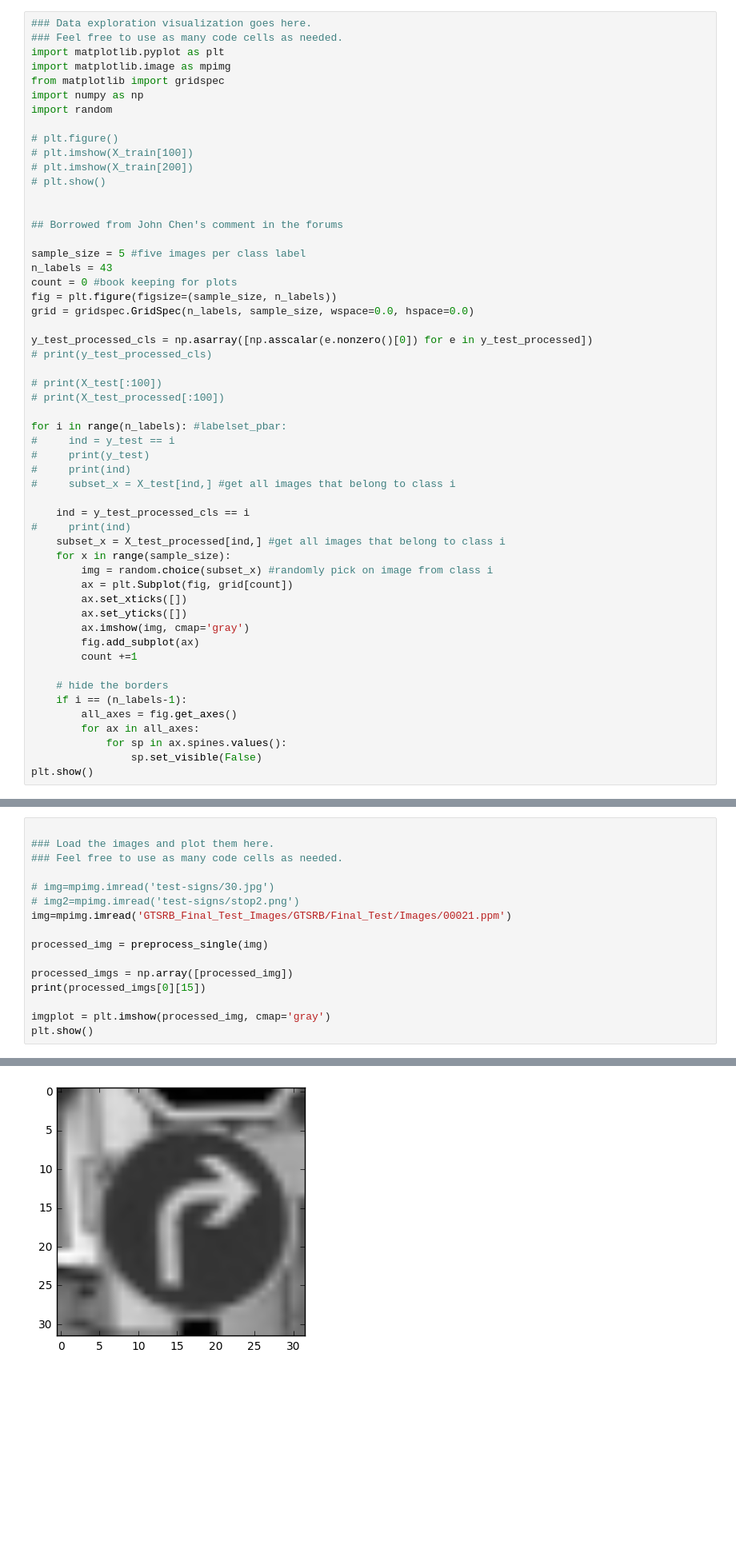
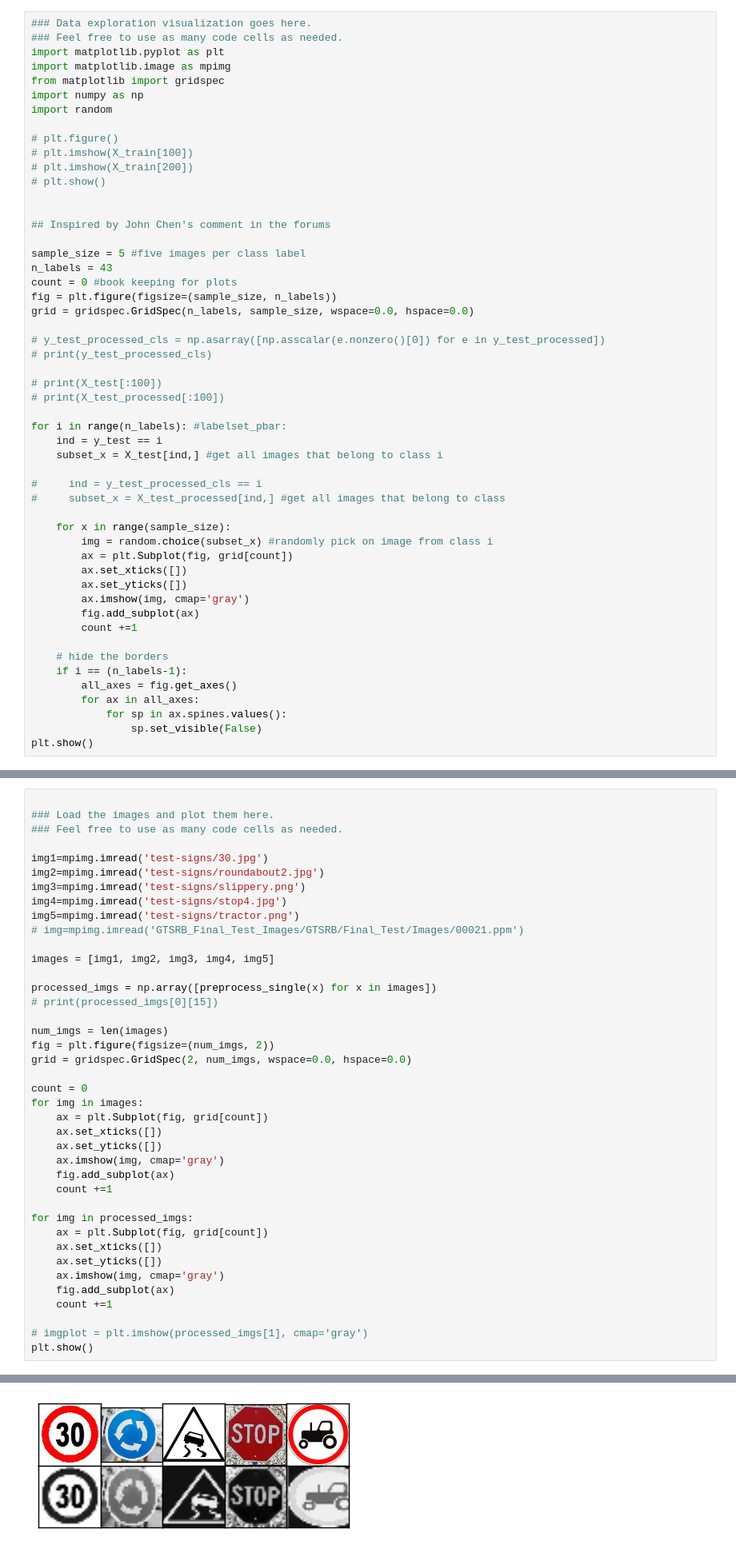
Before and after one commit to mathieu-wang/CarND-Traffic-Sign-Classifier-Project, a Jupyter notebook: Traffic_Sign_Classifier.ipynb, the cells around one changed output, grey strips where cells are left out. Shown at 80% size. Saved outputs shown, nothing was run; the diff lists cells and outputs as text; blank space fills up the shorter version.

```diff
--- a/Traffic_Sign_Classifier.ipynb
+++ b/Traffic_Sign_Classifier.ipynb
@@ -88,7 +104,7 @@ import random
 # plt.show()
 
 
-## Borrowed from John Chen's comment in the forums
+## Inspired by John Chen's comment in the forums
 
 sample_size = 5 #five images per class label
 n_labels = 43
@@ -96,21 +112,19 @@ count = 0 #book keeping for plots
 fig = plt.figure(figsize=(sample_size, n_labels))
 grid = gridspec.GridSpec(n_labels, sample_size, wspace=0.0, hspace=0.0)
 
-y_test_processed_cls = np.asarray([np.asscalar(e.nonzero()[0]) for e in y_test_processed])
+# y_test_processed_cls = np.asarray([np.asscalar(e.nonzero()[0]) for e in y_test_processed])
 # print(y_test_processed_cls)
 
 # print(X_test[:100])
 # print(X_test_processed[:100])
 
 for i in range(n_labels): #labelset_pbar:
-#     ind = y_test == i
-#     print(y_test)
-#     print(ind)
-#     subset_x = X_test[ind,] #get all images that belong to class i
+    ind = y_test == i
+    subset_x = X_test[ind,] #get all images that belong to class i
 
-    ind = y_test_processed_cls == i
-#     print(ind)
-    subset_x = X_test_processed[ind,] #get all images that belong to class i
+#     ind = y_test_processed_cls == i
+#     subset_x = X_test_processed[ind,] #get all images that belong to class
+
     for x in range(sample_size):
         img = random.choice(subset_x) #randomly pick on image from class i
         ax = plt.Subplot(fig, grid[count])
@@ -679,15 +581,39 @@ def get_sign_name(cls):
 ### Load the images and plot them here.
 ### Feel free to use as many code cells as needed.
 
-# img=mpimg.imread('test-signs/30.jpg')
-# img2=mpimg.imread('test-signs/stop2.png')
-img=mpimg.imread('GTSRB_Final_Test_Images/GTSRB/Final_Test/Images/00021.ppm')
+img1=mpimg.imread('test-signs/30.jpg')
+img2=mpimg.imread('test-signs/roundabout2.jpg')
+img3=mpimg.imread('test-signs/slippery.png')
+img4=mpimg.imread('test-signs/stop4.jpg')
+img5=mpimg.imread('test-signs/tractor.png')
+# img=mpimg.imread('GTSRB_Final_Test_Images/GTSRB/Final_Test/Images/00021.ppm')
 
-processed_img = preprocess_single(img)
+images = [img1, img2, img3, img4, img5]
 
-processed_imgs = np.array([processed_img])
-print(processed_imgs[0][15])
+processed_imgs = np.array([preprocess_single(x) for x in images])
+# print(processed_imgs[0][15])
 
-imgplot = plt.imshow(processed_img, cmap='gray')
+num_imgs = len(images)
+fig = plt.figure(figsize=(num_imgs, 2))
+grid = gridspec.GridSpec(2, num_imgs, wspace=0.0, hspace=0.0)
+
+count = 0
+for img in images:
+    ax = plt.Subplot(fig, grid[count])
+    ax.set_xticks([])
+    ax.set_yticks([])
+    ax.imshow(img, cmap='gray')
+    fig.add_subplot(ax)
+    count +=1
+
+for img in processed_imgs:
+    ax = plt.Subplot(fig, grid[count])
+    ax.set_xticks([])
+    ax.set_yticks([])
+    ax.imshow(img, cmap='gray')
+    fig.add_subplot(ax)
+    count +=1
+
+# imgplot = plt.imshow(processed_imgs[1], cmap='gray')
 plt.show()
 # %% [output]
@@ -700,4 +620,4 @@ plt.show()
-[figure, old version]
+[figure, new version]
 # %% [markdown]
 ### Question 6
 
```
Also changed, not shown: parts of 20 cells of this notebook, 1 other file.
